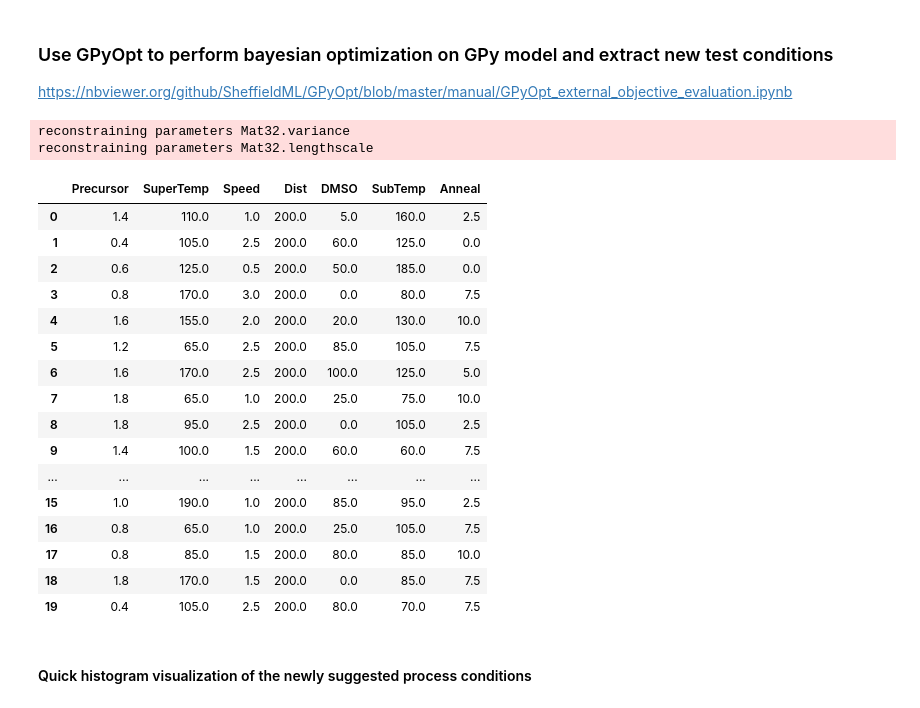
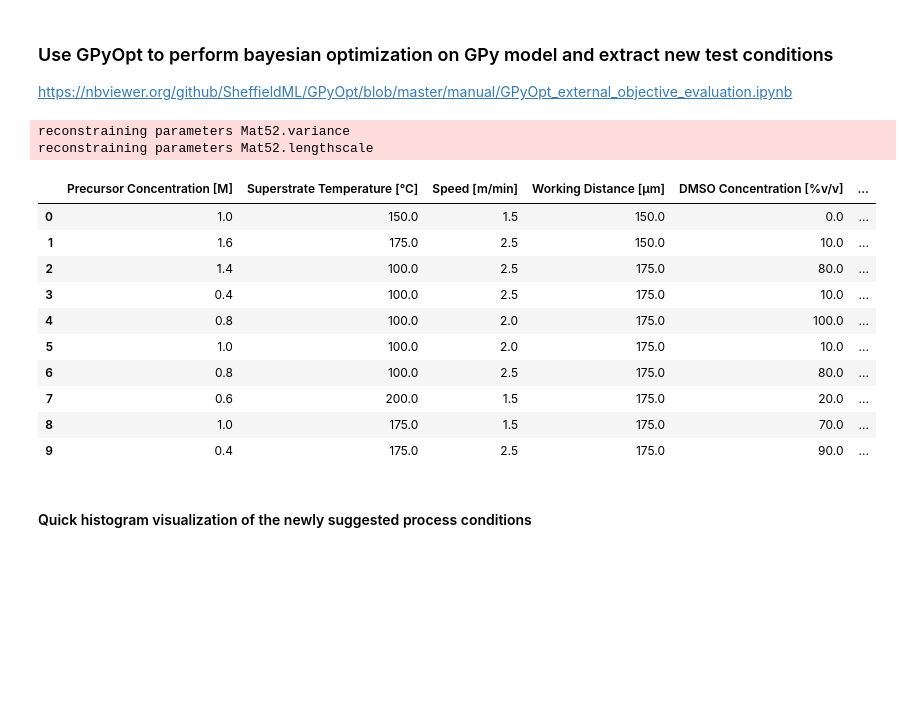
Before and after one commit to Printz-Lab/SL-PerovskiteOpt, a Jupyter notebook: Binary_Classification_BO/RAPID_Round1_BatchBO_Binary_Film_Quality_Gpy_Emukit.ipynb, the cells around one changed output. Cells and saved outputs as stored; diff of their text form; code cells hidden in the pictures; blank space fills up the shorter version.

```diff
--- a/Binary_Classification_BO/RAPID_Round1_BatchBO_Binary_Film_Quality_Gpy_Emukit.ipynb
+++ b/Binary_Classification_BO/RAPID_Round1_BatchBO_Binary_Film_Quality_Gpy_Emukit.ipynb
@@ -77,31 +77,31 @@ df_included_vars
 # %%
 import numpy as np
 
-precursor_min, precursor_max, precursor_step = [0.4, 2, 0.2]  # Unit: concentration ## 4 steps
+precursor_min, precursor_max, precursor_step = [0.4, 2, 0.2]  # Unit: concentration
 precursor_var = np.arange(precursor_min, precursor_max + precursor_step, precursor_step)
 precursor_num = len(precursor_var)
 
-super_temp_min, super_temp_max, super_temp_step = [50, 200, 5]  ## Unit: degC ## 30 steps
+super_temp_min, super_temp_max, super_temp_step = [50, 200, 25]  ## Unit: degC
 super_temp_var = np.arange(super_temp_min, super_temp_max + super_temp_step, super_temp_step)
 super_temp_num = len(super_temp_var)
 
-speed_min, speed_max, speed_step = [0.5, 3, 0.5]  ## Unit: m/min ## 9 steps
+speed_min, speed_max, speed_step = [0.5, 3, 0.5]  ## Unit: m/min
 speed_var = np.arange(speed_min, speed_max + speed_step, speed_step)
 speed_num = len(speed_var)
 
-dist_min, dist_max, dist_step = [25, 200, 5]  ## Unit: microns ## 7 steps
+dist_min, dist_max, dist_step = [25, 200, 25]  ## Unit: microns
 dist_var = np.arange(dist_min, dist_max + dist_step, dist_step)
 dist_num = len(dist_var)
 
-dmso_min, dmso_max, dmso_step = [0, 100, 5]  # Unit: %DMSO ## 3 steps
+dmso_min, dmso_max, dmso_step = [0, 100, 10]  # Unit: %DMSO
 dmso_var = np.arange(dmso_min, dmso_max + dmso_step, dmso_step)
 dmso_num = len(dmso_var)
 
-sub_temp_min, sub_temp_max, sub_temp_step = [50, 200, 5]  ## Unit: degC ## 30 steps
+sub_temp_min, sub_temp_max, sub_temp_step = [50, 200, 25]  ## Unit: degC
 sub_temp_var = np.arange(sub_temp_min, sub_temp_max + sub_temp_step, sub_temp_step)
 sub_temp_num = len(sub_temp_var)
 
-anneal_min, anneal_max, anneal_step = [0, 10, 2.5]  ## Unit: Minutes ## 5 steps
+anneal_min, anneal_max, anneal_step = [0, 10, 2.5]  ## Unit: Minutes
 anneal_var = np.arange(anneal_min, anneal_max + anneal_step, anneal_step)
 anneal_num = len(anneal_var)
 
@@ -126,3 +126,5 @@ x_labels = [
     "Substrate Temperature [\N{DEGREE SIGN}C]",
     "Post Annealing Time [min]"
 ]
+
+print(var_array)
@@ -422,19 +442,21 @@ acquisition_function = NegativeLowerConfidenceBound(model=objective_model, beta=
 https://nbviewer.org/github/SheffieldML/GPyOpt/blob/master/manual/GPyOpt_external_objective_evaluation.ipynb
 # %%
 from emukit.experimental_design.experimental_design_loop import ExperimentalDesignLoop
+from emukit.bayesian_optimization.acquisitions import NegativeLowerConfidenceBound
 
+# acquisition_function = ExpectedImprovement(model=objective_model)
 lik = GPy.likelihoods.Bernoulli() # set Bernoulli likelihood for posterior
 
 # inf = GPy.inference.latent_function_inference.expectation_propagation.EP() @doesnt work with batch size >= 1
 inf = GPy.inference.latent_function_inference.Laplace()
 
-kernel = GPy.kern.Matern32(
+kernel = GPy.kern.Matern52(
     input_dim=input_dim,
     ARD=True
 )
 
 # Set optimization parameters
-kernel.variance.constrain_bounded(2, 5)
+kernel.variance.constrain_bounded(1, 5)
 kernel.lengthscale.constrain_bounded(1e-1, 1e5) #upper bound set to 1
 
 # Create the GP classifier with the best hyperparameters
@@ -443,55 +465,50 @@ model_gpy = GPy.models.GPClassification(X, Y,
                                         likelihood=lik,
                                         inference_method=inf
                                         )
 
 model_gpy.randomize()
-
 objective_model = GPClassModel(model_gpy)
 objective_model.set_data(X, Y)
 objective_model.n_restarts = 100
 objective_model.max_iters = 1000
 objective_model.optimize()
 
-num_new_samples = 20
+acquisition_function = NegativeLowerConfidenceBound(model=objective_model, beta=10) #since emukit minimizes, this is the same as UCBf of the latent function f
+
+num_new_samples = 10
 num_iterations = 1
 
 expdesign_loop = ExperimentalDesignLoop(
     model=objective_model,
     space=parameter_space,
     acquisition=acquisition_function,
     batch_size=num_new_samples,
     update_interval=1,
 )
 
 for _ in range(num_iterations):
     X_new = expdesign_loop.get_next_points(None)
     # print(X_new)
 
 X_new = get_closest_array(x_denormalizer(X_new)) # make sure variable array is correct!
 x_new_norm = x_normalizer(X_new)
 
-df_X_new = pd.DataFrame(X_new, columns=parameter_space.parameter_names)
+df_X_new = pd.DataFrame(X_new, columns=x_labels)
 df_X_new
 # %% [output]
-reconstraining parameters Mat32.variance
-reconstraining parameters Mat32.lengthscale
+reconstraining parameters Mat52.variance
+reconstraining parameters Mat52.lengthscale
-|  | Precursor | SuperTemp | Speed | Dist | DMSO | SubTemp | Anneal |
-| 0 | 1.4 | 110.0 | 1.0 | 200.0 | 5.0 | 160.0 | 2.5 |
-| 1 | 0.4 | 105.0 | 2.5 | 200.0 | 60.0 | 125.0 | 0.0 |
-| 2 | 0.6 | 125.0 | 0.5 | 200.0 | 50.0 | 185.0 | 0.0 |
-| 3 | 0.8 | 170.0 | 3.0 | 200.0 | 0.0 | 80.0 | 7.5 |
-| 4 | 1.6 | 155.0 | 2.0 | 200.0 | 20.0 | 130.0 | 10.0 |
-| 5 | 1.2 | 65.0 | 2.5 | 200.0 | 85.0 | 105.0 | 7.5 |
-| 6 | 1.6 | 170.0 | 2.5 | 200.0 | 100.0 | 125.0 | 5.0 |
-| 7 | 1.8 | 65.0 | 1.0 | 200.0 | 25.0 | 75.0 | 10.0 |
-| 8 | 1.8 | 95.0 | 2.5 | 200.0 | 0.0 | 105.0 | 2.5 |
-| 9 | 1.4 | 100.0 | 1.5 | 200.0 | 60.0 | 60.0 | 7.5 |
-| ... | ... | ... | ... | ... | ... | ... | ... |
-| 15 | 1.0 | 190.0 | 1.0 | 200.0 | 85.0 | 95.0 | 2.5 |
-| 16 | 0.8 | 65.0 | 1.0 | 200.0 | 25.0 | 105.0 | 7.5 |
-| 17 | 0.8 | 85.0 | 1.5 | 200.0 | 80.0 | 85.0 | 10.0 |
-| 18 | 1.8 | 170.0 | 1.5 | 200.0 | 0.0 | 85.0 | 7.5 |
-| 19 | 0.4 | 105.0 | 2.5 | 200.0 | 80.0 | 70.0 | 7.5 |
+|  | Precursor Concentration [M] | Superstrate Temperature [°C] | Speed [m/min] | Working Distance [μm] | DMSO Concentration [%v/v] | ... |
+| 0 | 1.0 | 150.0 | 1.5 | 150.0 | 0.0 | ... |
+| 1 | 1.6 | 175.0 | 2.5 | 150.0 | 10.0 | ... |
+| 2 | 1.4 | 100.0 | 2.5 | 175.0 | 80.0 | ... |
+| 3 | 0.4 | 100.0 | 2.5 | 175.0 | 10.0 | ... |
+| 4 | 0.8 | 100.0 | 2.0 | 175.0 | 100.0 | ... |
+| 5 | 1.0 | 100.0 | 2.0 | 175.0 | 10.0 | ... |
+| 6 | 0.8 | 100.0 | 2.5 | 175.0 | 80.0 | ... |
+| 7 | 0.6 | 200.0 | 1.5 | 175.0 | 20.0 | ... |
+| 8 | 1.0 | 175.0 | 1.5 | 175.0 | 70.0 | ... |
+| 9 | 0.4 | 175.0 | 2.5 | 175.0 | 90.0 | ... |
 # %% [markdown]
 #### Quick histogram visualization of the newly suggested process conditions
 # %% [markdown]
```
Also changed, not shown: parts of 15 cells of this notebook, 1 other file.
